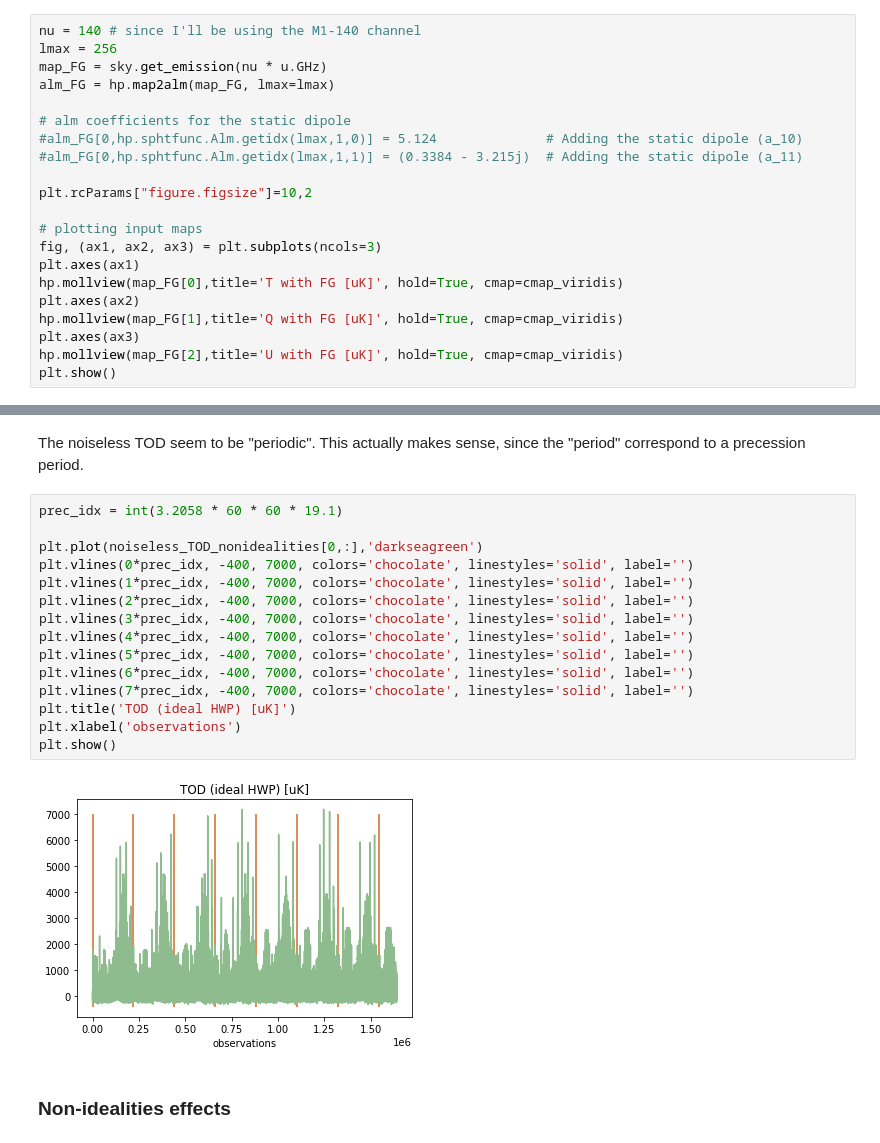
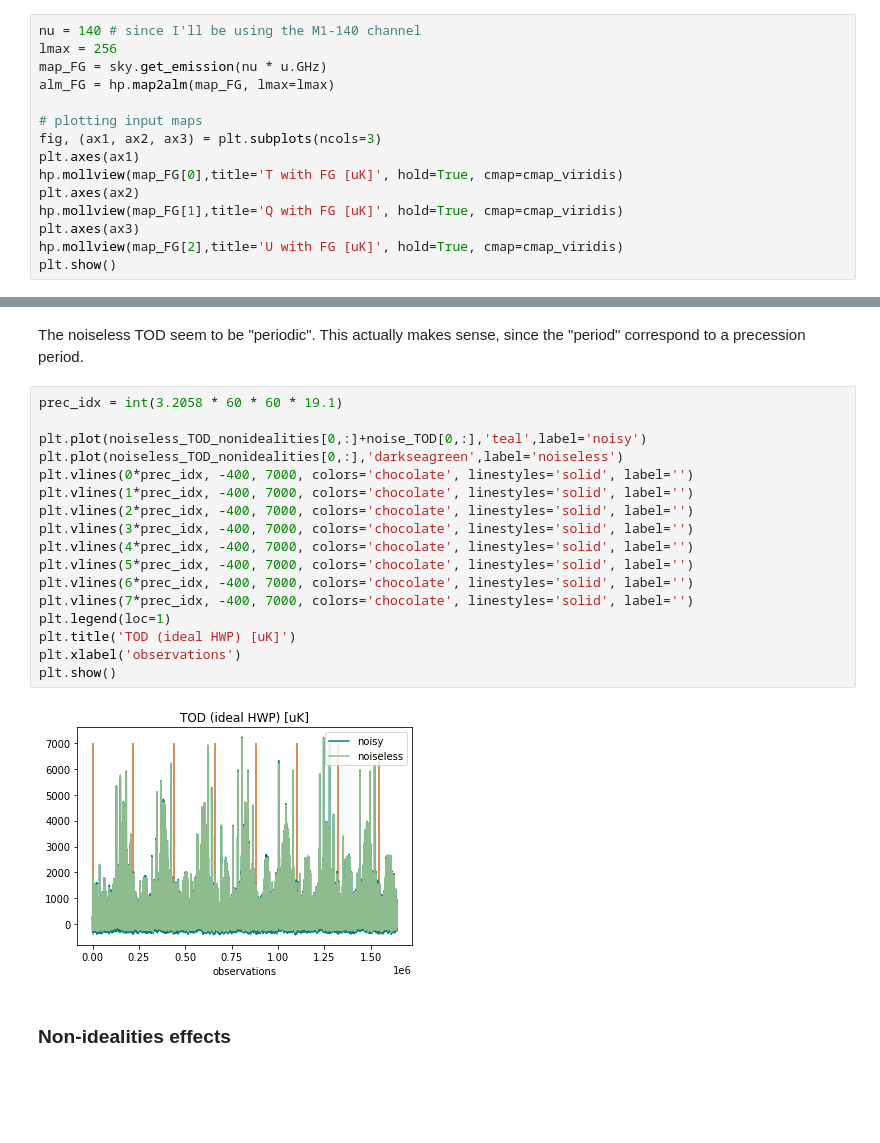
Before and after one commit to martamonelli/beamconv_tidy, a Jupyter notebook: beamconv/demo_PySM_IMO_non-idealities_dipole.ipynb, the cells around one changed output, grey strips where cells are left out. Saved outputs shown, nothing was run; the diff lists cells and outputs as text; blank space fills up the shorter version.

```diff
--- a/beamconv/demo_PySM_IMO_non-idealities_dipole.ipynb
+++ b/beamconv/demo_PySM_IMO_non-idealities_dipole.ipynb
@@ -57,12 +57,6 @@ nu = 140 # since I'll be using the M1-140 channel
 lmax = 256
 map_FG = sky.get_emission(nu * u.GHz)
 alm_FG = hp.map2alm(map_FG, lmax=lmax)
-
-# alm coefficients for the static dipole
-#alm_FG[0,hp.sphtfunc.Alm.getidx(lmax,1,0)] = 5.124              # Adding the static dipole (a_10)
-#alm_FG[0,hp.sphtfunc.Alm.getidx(lmax,1,1)] = (0.3384 - 3.215j)  # Adding the static dipole (a_11)
-
-plt.rcParams["figure.figsize"]=10,2
 
 # plotting input maps
 fig, (ax1, ax2, ax3) = plt.subplots(ncols=3)
@@ -577,20 +559,22 @@ The noiseless TOD seem to be "periodic". This actually makes sense, since the "p
 # %%
 prec_idx = int(3.2058 * 60 * 60 * 19.1)
 
-plt.plot(noiseless_TOD_nonidealities[0,:],'darkseagreen')
+plt.plot(noiseless_TOD_nonidealities[0,:]+noise_TOD[0,:],'teal',label='noisy')
+plt.plot(noiseless_TOD_nonidealities[0,:],'darkseagreen',label='noiseless')
 plt.vlines(0*prec_idx, -400, 7000, colors='chocolate', linestyles='solid', label='')
 plt.vlines(1*prec_idx, -400, 7000, colors='chocolate', linestyles='solid', label='')
 plt.vlines(2*prec_idx, -400, 7000, colors='chocolate', linestyles='solid', label='')
 plt.vlines(3*prec_idx, -400, 7000, colors='chocolate', linestyles='solid', label='')
 plt.vlines(4*prec_idx, -400, 7000, colors='chocolate', linestyles='solid', label='')
 plt.vlines(5*prec_idx, -400, 7000, colors='chocolate', linestyles='solid', label='')
 plt.vlines(6*prec_idx, -400, 7000, colors='chocolate', linestyles='solid', label='')
 plt.vlines(7*prec_idx, -400, 7000, colors='chocolate', linestyles='solid', label='')
+plt.legend(loc=1)
 plt.title('TOD (ideal HWP) [uK]')
 plt.xlabel('observations')
 plt.show()
 # %% [output]
-[figure, old version]
+[figure, new version]
 # %% [markdown]
 ### Non-idealities effects
 # %% [markdown]
```
Also changed, not shown: parts of 12 cells of this notebook, 1 other file.
